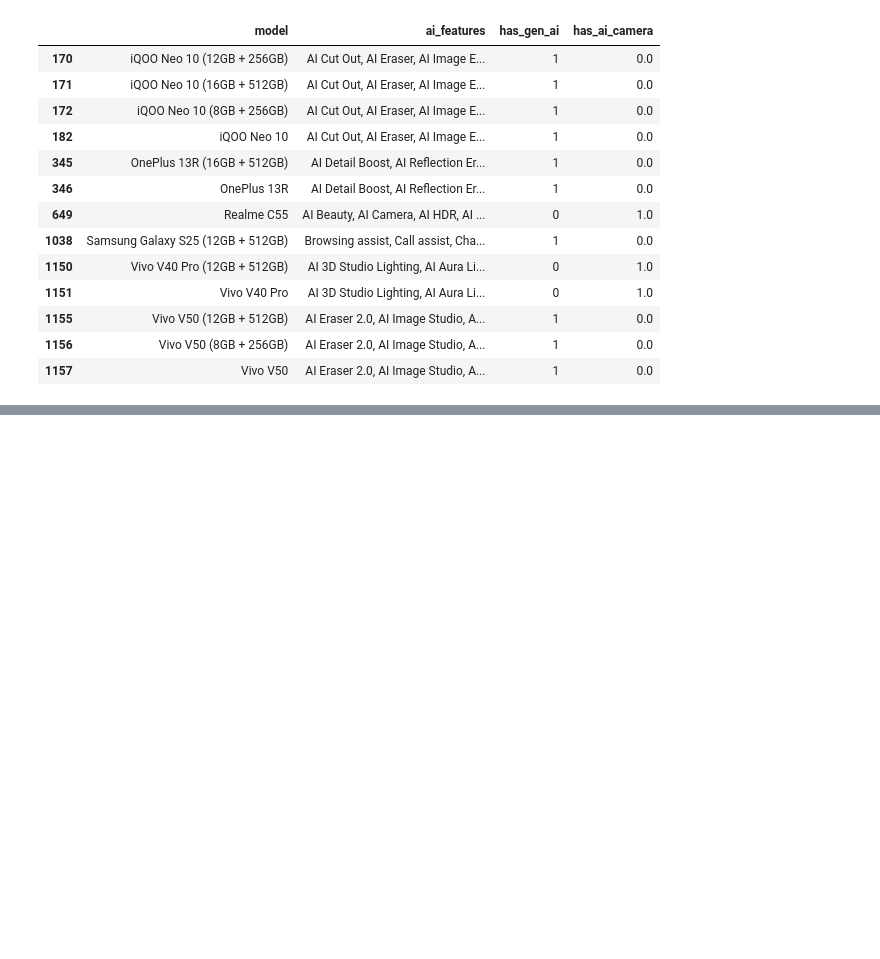
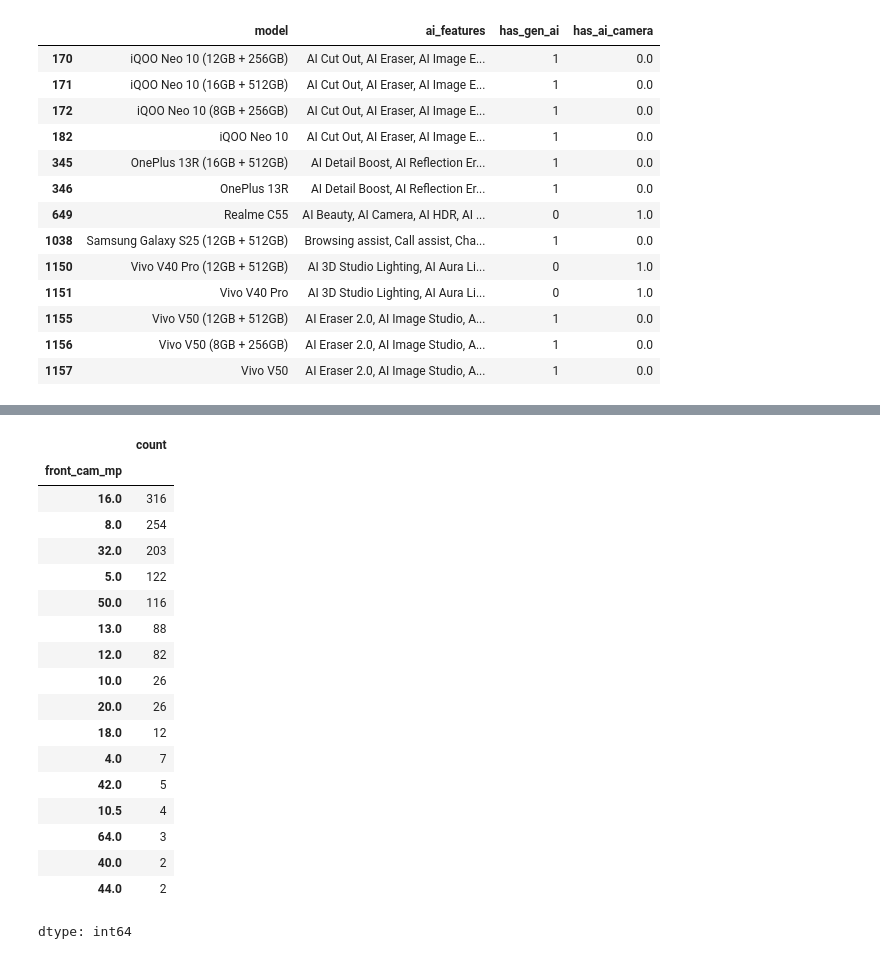
Before and after one commit to rajeshxdatascience/smartphone-recommender-system, a Jupyter notebook: SpecLens_AI_Data_Engineering.ipynb, the cells around one changed output, grey strips where cells are left out. Saved outputs shown, nothing was run; the diff lists cells and outputs as text; code cells hidden in the pictures; blank space fills up the shorter version.

Commit message:
feat: extracted front_cam_mp

```diff
--- a/SpecLens_AI_Data_Engineering.ipynb
+++ b/SpecLens_AI_Data_Engineering.ipynb
@@ -9,7 +9,7 @@ pd.set_option('display.max_columns',None)
 pd.set_option('display.width',None)
 pd.set_option('display.max_colwidth',None)
 # %%
-df = pd.read_csv('/content/23_jan_smartphones_columns_for_ml.csv')
+df = pd.read_csv('/content/24_jan_smartphones_columns_for_ml.csv')
 # %%
 df.head()
 # %% [output]
@@ -4152,6 +4138,8 @@ df['has_ai_camera'].value_counts(dropna=False)
 dtype: int64
 # %%
 df['ai_feature_count'] = df['ai_features'].apply(lambda x: len(str(x).split(',')) if pd.notna(x) else 0)
+# %%
+df['ai_feature_count'] = df['ai_feature_count'].astype(int)
 # %%
 df['ai_feature_count'].value_counts(dropna=False)
 # %% [output]
@@ -4187,3 +4175,5 @@ df[df['ai_feature_count'] == 6][['model','ai_features','has_gen_ai','has_ai_came
 | 1155 | Vivo V50 (12GB + 512GB) | AI Eraser 2.0, AI Image Studio, A... | 1 | 0.0 |
 | 1156 | Vivo V50 (8GB + 256GB) | AI Eraser 2.0, AI Image Studio, A... | 1 | 0.0 |
 | 1157 | Vivo V50 | AI Eraser 2.0, AI Image Studio, A... | 1 | 0.0 |
+# %%
+df['cam_secondary_mp'] = pd.to_numeric(df['cam_secondary_mp'])
@@ -4189,0 +4221,24 @@ df[df['ai_feature_count'] == 6][['model','ai_features','has_gen_ai','has_ai_came
+# %%
+df['front_cam_mp'] = df['front_cam'].str.split(',').str.get(0).str.strip().str.split(' ').str.get(0).astype(float)
+# %%
+df['front_cam_mp'].value_counts(dropna=False)
+# %% [output]
+|  | count |
+| front_cam_mp |  |
+| 16.0 | 316 |
+| 8.0 | 254 |
+| 32.0 | 203 |
+| 5.0 | 122 |
+| 50.0 | 116 |
+| 13.0 | 88 |
+| 12.0 | 82 |
+| 10.0 | 26 |
+| 20.0 | 26 |
+| 18.0 | 12 |
+| 4.0 | 7 |
+| 42.0 | 5 |
+| 10.5 | 4 |
+| 64.0 | 3 |
+| 40.0 | 2 |
+| 44.0 | 2 |
+dtype: int64
```
Also changed, not shown: parts of 90 cells of this notebook.
